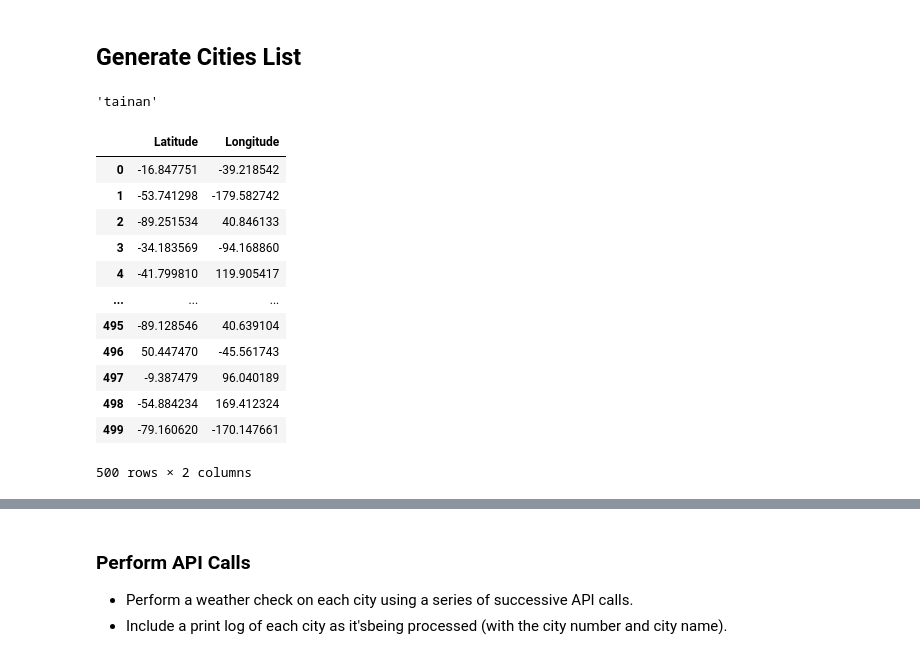
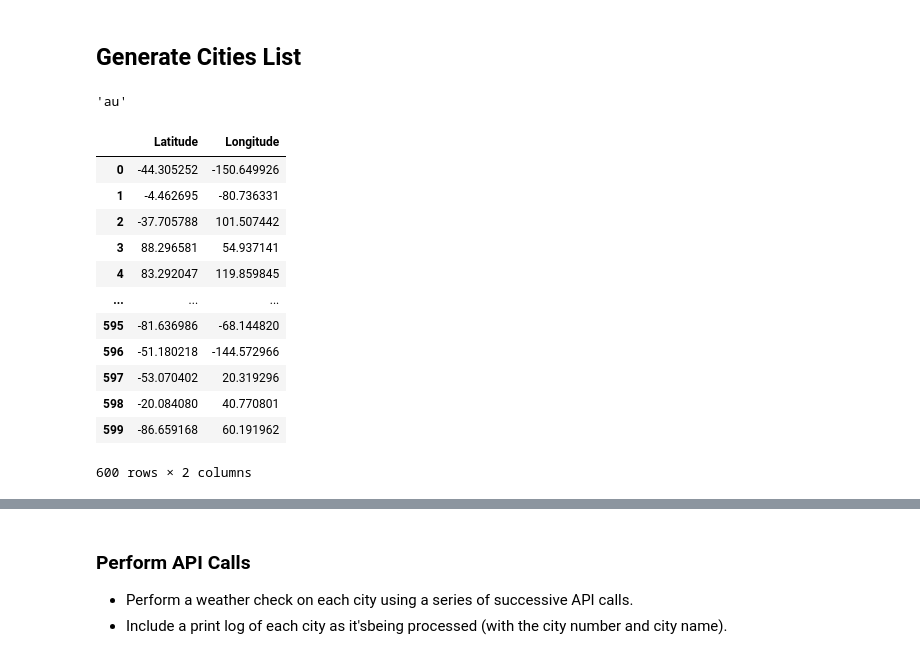
Before and after one commit to brbbrb/python-api-challenge, a Jupyter notebook: WeatherPy/WeatherPy.ipynb, the cells around one changed output, grey strips where cells are left out. Saved outputs shown, nothing was run; the diff lists cells and outputs as text; code cells hidden in the pictures.

Commit message:
Created dataframe with 600 cities

```diff
--- a/WeatherPy/WeatherPy.ipynb
+++ b/WeatherPy/WeatherPy.ipynb
@@ -20,27 +20,30 @@ query_url = f'{url}appid={weather_api_key}&units={units}&q='
 # %% [markdown]
 ## Generate Cities List
 # %%
-city = citipy.nearest_city(22.99, 120.2)
+# Testing citipy nearest_city and country_code
+city = citipy.nearest_city(-55.67, 120.2)
 city.city_name
+city.country_code
 # %% [output]
-'tainan'
+'au'
 # %%
-rand_lat = np.random.uniform(-90,90,500)
-rand_lng = np.random.uniform(-180,180,500)
-lat_long = pd.DataFrame({'Latitude':rand_lat, 'Longitude':rand_lng})
-lat_long
+
+rand_lat = np.random.uniform(-90,90,600)
+rand_lng = np.random.uniform(-180,180,600)
+lat_lng = pd.DataFrame({'Latitude':rand_lat, 'Longitude':rand_lng})
+lat_lng
 # rand_lat
 # %% [output]
 |  | Latitude | Longitude |
-| 0 | -16.847751 | -39.218542 |
-| 1 | -53.741298 | -179.582742 |
-| 2 | -89.251534 | 40.846133 |
-| 3 | -34.183569 | -94.168860 |
-| 4 | -41.799810 | 119.905417 |
+| 0 | -44.305252 | -150.649926 |
+| 1 | -4.462695 | -80.736331 |
+| 2 | -37.705788 | 101.507442 |
+| 3 | 88.296581 | 54.937141 |
+| 4 | 83.292047 | 119.859845 |
 | ... | ... | ... |
-| 495 | -89.128546 | 40.639104 |
-| 496 | 50.447470 | -45.561743 |
-| 497 | -9.387479 | 96.040189 |
-| 498 | -54.884234 | 169.412324 |
-| 499 | -79.160620 | -170.147661 |
+| 595 | -81.636986 | -68.144820 |
+| 596 | -51.180218 | -144.572966 |
+| 597 | -53.070402 | 20.319296 |
+| 598 | -20.084080 | 40.770801 |
+| 599 | -86.659168 | 60.191962 |
-500 rows × 2 columns
+600 rows × 2 columns
```
Also changed, not shown: parts of 4 cells of this notebook.
